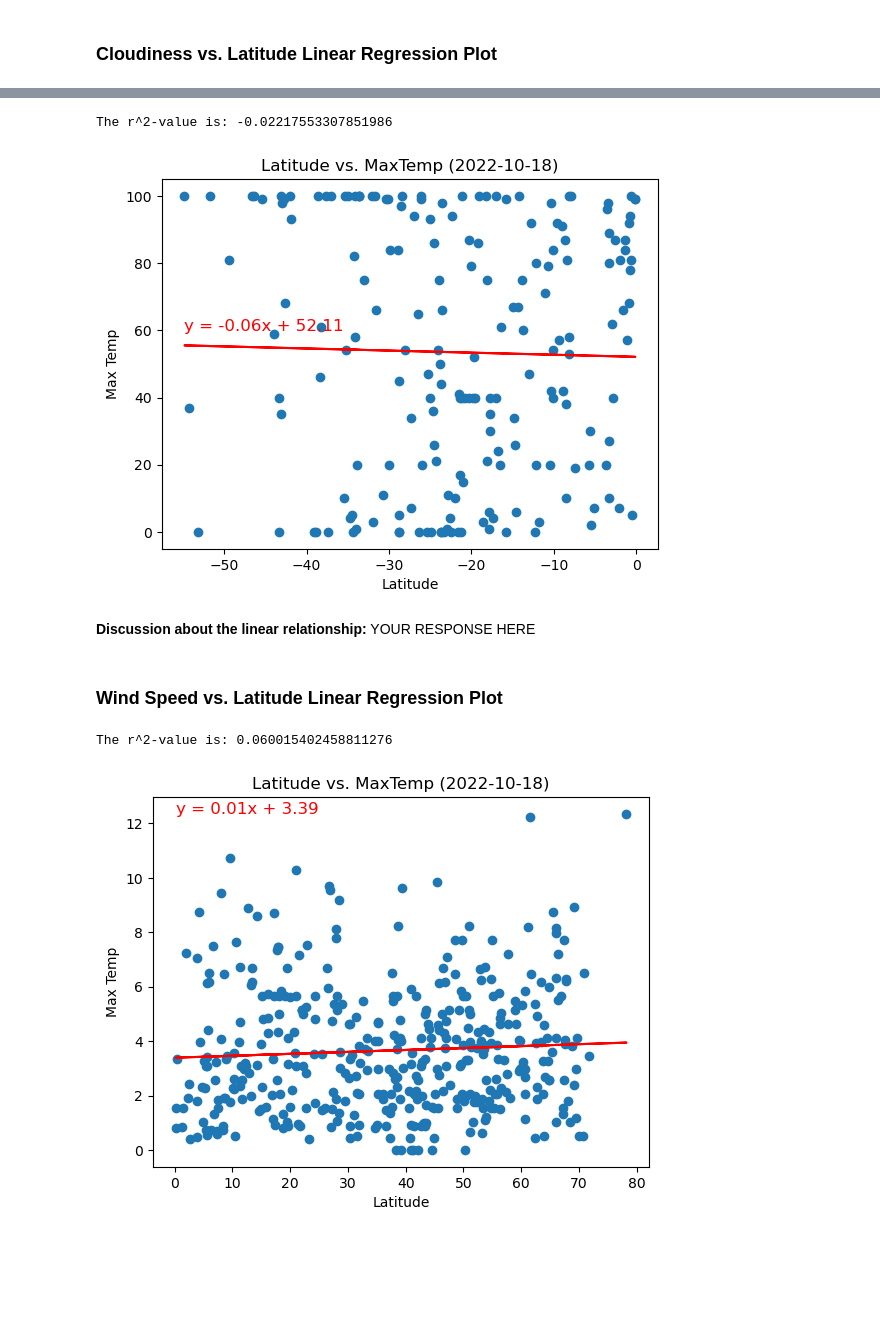
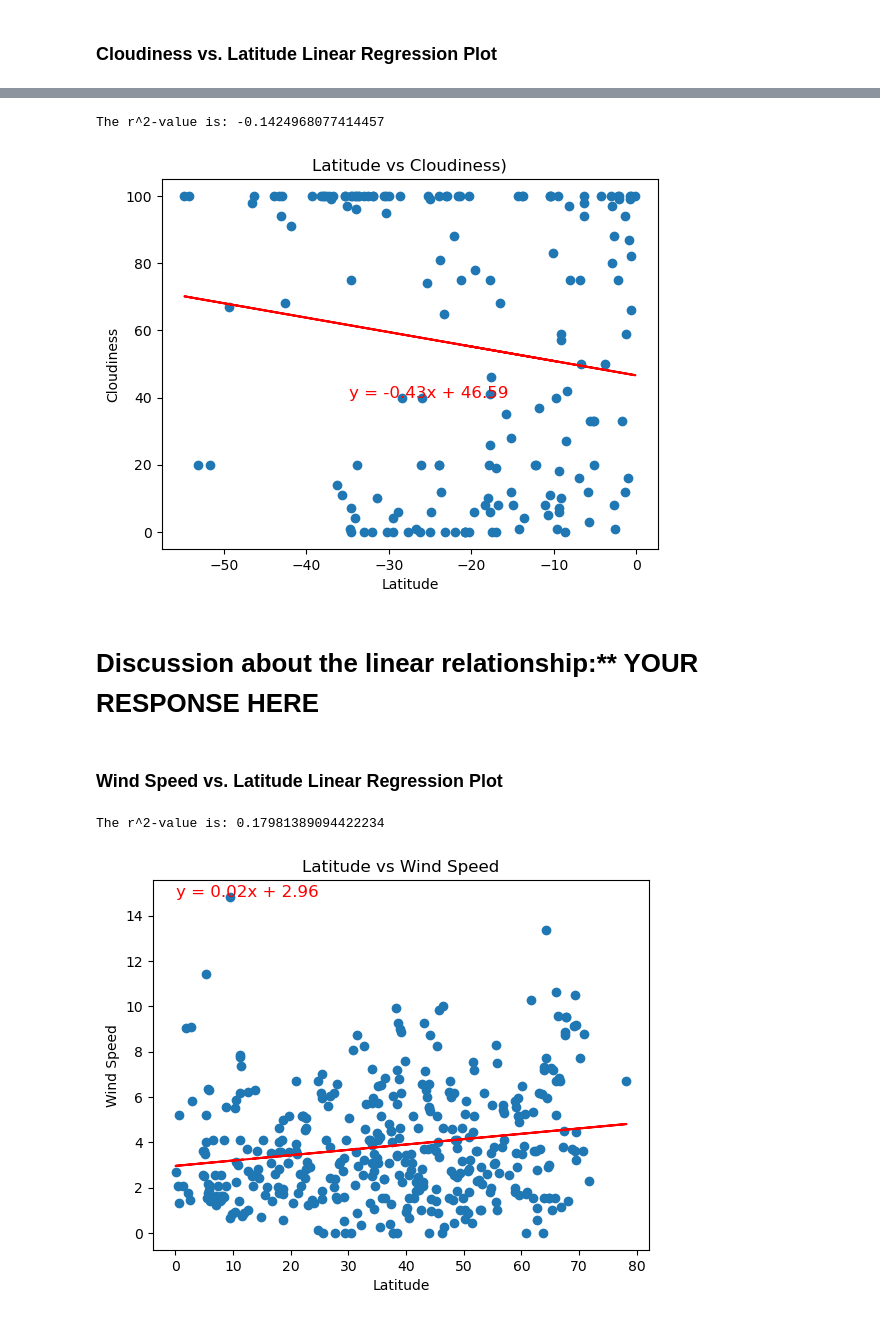
Before and after one commit to AMRITKAUR89/python-api-challenge, a Jupyter notebook: weatherpy/weatherpy.ipynb, the cells around one changed output, grey strips where cells are left out. Saved outputs shown, nothing was run; the diff lists cells and outputs as text; code cells hidden in the pictures; blank space fills up the shorter version.

```diff
--- a/weatherpy/weatherpy.ipynb
+++ b/weatherpy/weatherpy.ipynb
@@ -507,49 +493,49 @@ plt.scatter(latnorth,tempnorth, marker='o')
 plt.plot(latnorth, regress_values, color='red')
 
 # Incorporate the other graph properties
-plt.text(min(latnorth), max(tempnorth)-40, equation_text, fontsize=12, color='red')
+plt.text(min(latnorth)+20, max(tempnorth)-60, equation_text, fontsize=12, color='red')
 plt.xlabel('Latitude')
-plt.ylabel('Max Temp')
-plt.title(f"Latitude vs. MaxTemp (2022-10-18)")
+plt.ylabel('Cloudiness')
+plt.title(f"Latitude vs Cloudiness)")
 
 plt.show()
 # %% [output]
-The r^2-value is: -0.02217553307851986
+The r^2-value is: -0.1424968077414457
-[figure, old version]
+[figure, new version]
 # %% [markdown]
-**Discussion about the linear relationship:** YOUR RESPONSE HERE
+# Discussion about the linear relationship:** YOUR RESPONSE HERE
 # %% [markdown]
 ### Wind Speed vs. Latitude Linear Regression Plot
 # %%
 # Northern Hemisphere
 latnorth= northern_hemi_df['Lat']
 tempnorth= northern_hemi_df['Wind Speed']
 
 # correlation coefficient
 pearson_corr, p_value = st.pearsonr(latnorth,tempnorth)
 print(f"The r^2-value is: {pearson_corr}")
 
 (slope, intercept, rvalue, pvalue, stderr) = st.linregress(latnorth,tempnorth)
 
 # The regression line
 regress_values = slope * latnorth + intercept
 equation_text = f'y = {slope:.2f}x + {intercept:.2f}'
 
 
 plt.scatter(latnorth,tempnorth, marker='o')
 #plt.scatter(temprature,latitude, marker='o')
 plt.plot(latnorth, regress_values, color='red')
 
 # Incorporate the other graph properties
 plt.text(min(latnorth), max(tempnorth), equation_text, fontsize=12, color='red')
 plt.xlabel('Latitude')
-plt.ylabel('Max Temp')
-plt.title(f"Latitude vs. MaxTemp (2022-10-18)")
+plt.ylabel('Wind Speed')
+plt.title(f"Latitude vs Wind Speed")
 
 plt.show()
 # %% [output]
-The r^2-value is: 0.060015402458811276
+The r^2-value is: 0.17981389094422234
-[figure, old version]
+[figure, new version]
 # %%
 # Southern Hemisphere
 latnorth= southern_hemi_df['Lat']
```
Also changed, not shown: parts of 25 cells of this notebook, 6 other files.
